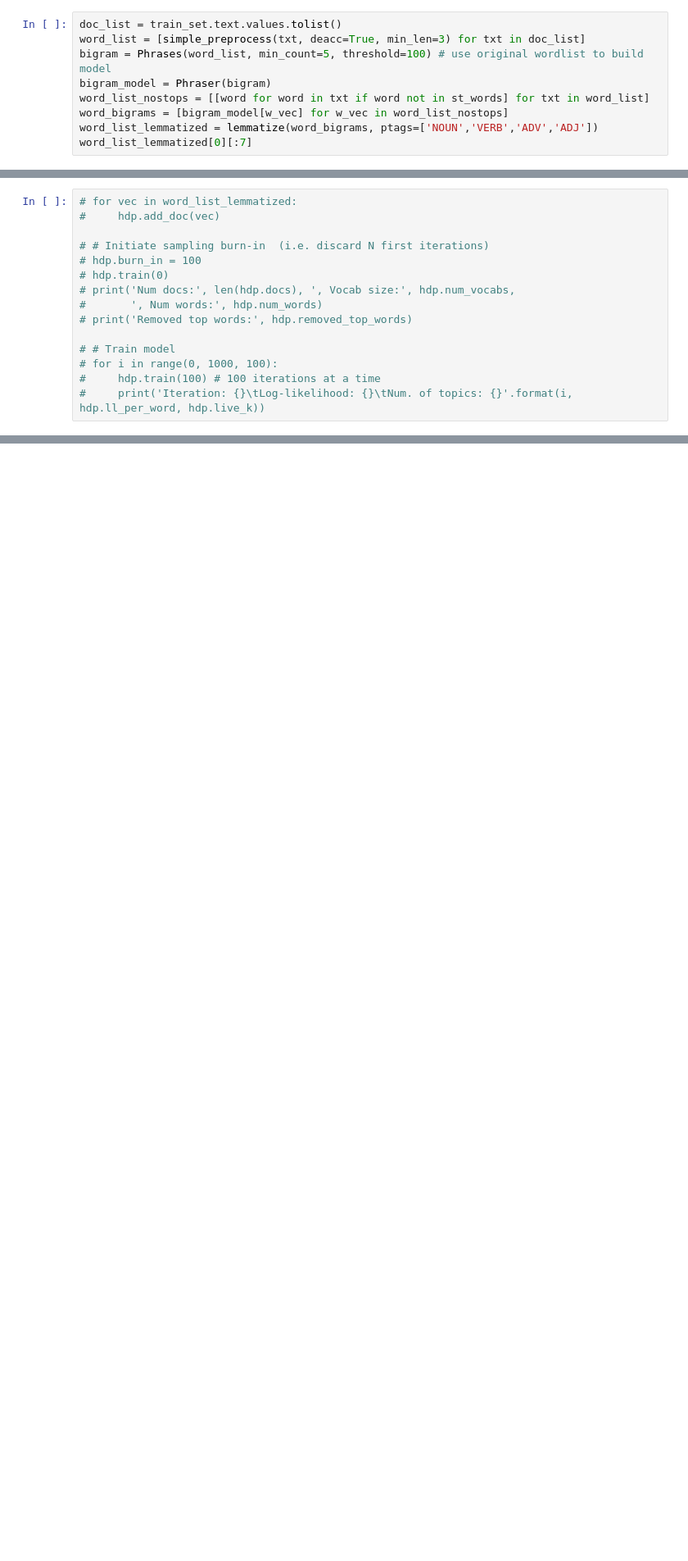
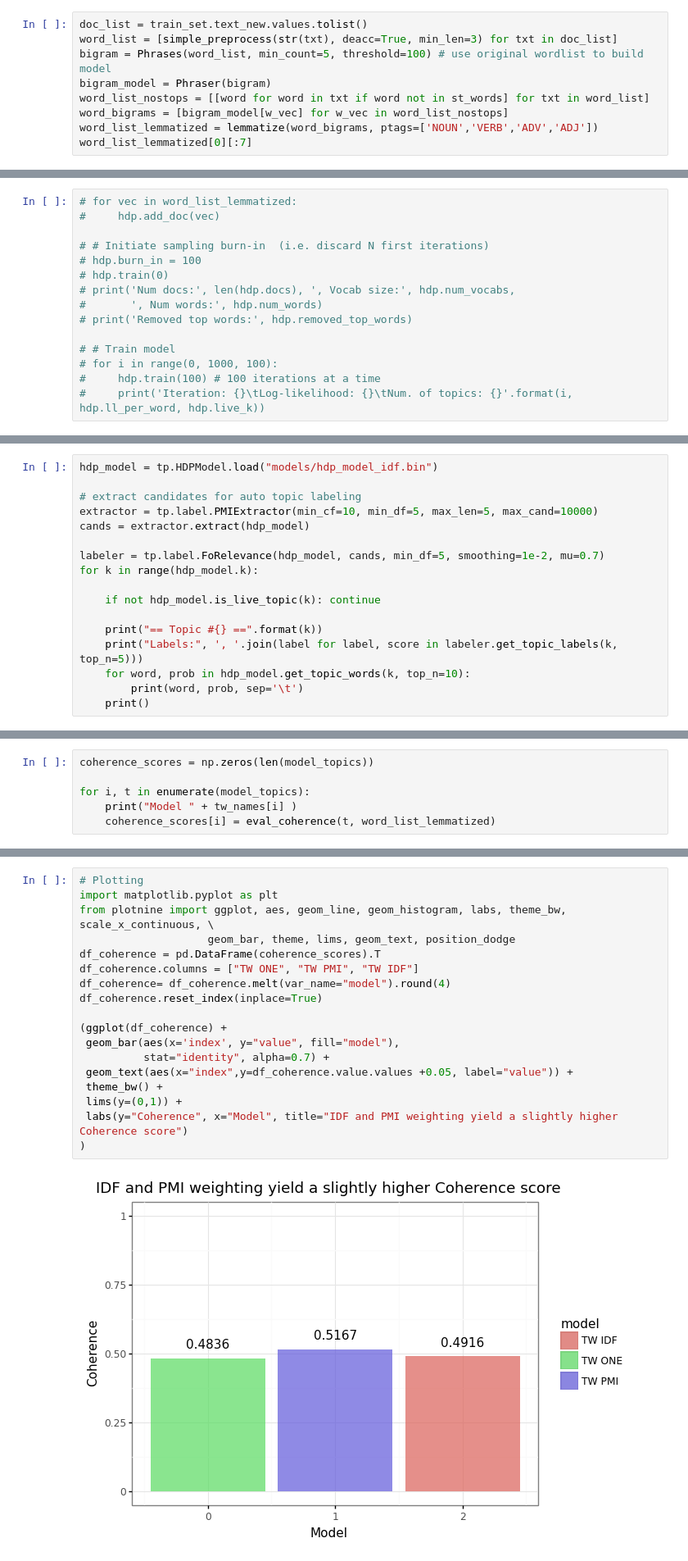
Before and after one commit to hiennguyen26/Emotions_Topics_Modeling, a Jupyter notebook: hdplda.ipynb, the cells around one changed output, grey strips where cells are left out. Shown at 82% size. Saved outputs shown, nothing was run; the diff lists cells and outputs as text; blank space fills up the shorter version.

```diff
--- a/hdplda.ipynb
+++ b/hdplda.ipynb
@@ -54,8 +54,8 @@ st_words = stopwords.words('english')
 extra_stops=['from','subject','re', 'edu','use']
 st_words.extend(extra_stops)
 # %%
-doc_list = train_set.text.values.tolist()
-word_list = [simple_preprocess(txt, deacc=True, min_len=3) for txt in doc_list]
+doc_list = train_set.text_new.values.tolist()
+word_list = [simple_preprocess(str(txt), deacc=True, min_len=3) for txt in doc_list]
 bigram = Phrases(word_list, min_count=5, threshold=100) # use original wordlist to build model
 bigram_model = Phraser(bigram)
 word_list_nostops = [[word for word in txt if word not in st_words] for txt in word_list]
@@ -199,0 +236,17 @@ RuntimeError: Either `words` or `rawWords` must be filled.
+# %%
+hdp_model = tp.HDPModel.load("models/hdp_model_idf.bin")
+
+# extract candidates for auto topic labeling
+extractor = tp.label.PMIExtractor(min_cf=10, min_df=5, max_len=5, max_cand=10000)
+cands = extractor.extract(hdp_model)
+
+labeler = tp.label.FoRelevance(hdp_model, cands, min_df=5, smoothing=1e-2, mu=0.7)
+for k in range(hdp_model.k):
+
+    if not hdp_model.is_live_topic(k): continue
+
+    print("== Topic #{} ==".format(k))
+    print("Labels:", ', '.join(label for label, score in labeler.get_topic_labels(k, top_n=5)))
+    for word, prob in hdp_model.get_topic_words(k, top_n=10):
+        print(word, prob, sep='\t')
+    print()
@@ -199,0 +306,6 @@ RuntimeError: Either `words` or `rawWords` must be filled.
+# %%
+coherence_scores = np.zeros(len(model_topics))
+
+for i, t in enumerate(model_topics):
+    print("Model " + tw_names[i] )
+    coherence_scores[i] = eval_coherence(t, word_list_lemmatized)
@@ -199,0 +324,20 @@ RuntimeError: Either `words` or `rawWords` must be filled.
+# %%
+# Plotting
+import matplotlib.pyplot as plt
+from plotnine import ggplot, aes, geom_line, geom_histogram, labs, theme_bw, scale_x_continuous, \
+                    geom_bar, theme, lims, geom_text, position_dodge
+df_coherence = pd.DataFrame(coherence_scores).T
+df_coherence.columns = ["TW ONE", "TW PMI", "TW IDF"]
+df_coherence= df_coherence.melt(var_name="model").round(4)
+df_coherence.reset_index(inplace=True)
+
+(ggplot(df_coherence) +
+ geom_bar(aes(x='index', y="value", fill="model"),
+          stat="identity", alpha=0.7) +
+ geom_text(aes(x="index",y=df_coherence.value.values +0.05, label="value")) +
+ theme_bw() +
+ lims(y=(0,1)) +
+ labs(y="Coherence", x="Model", title="IDF and PMI weighting yield a slightly higher Coherence score")
+)
+# %% [output]
+[figure, added]
```
Also changed, not shown: parts of 12 cells of this notebook, 9 other files.
